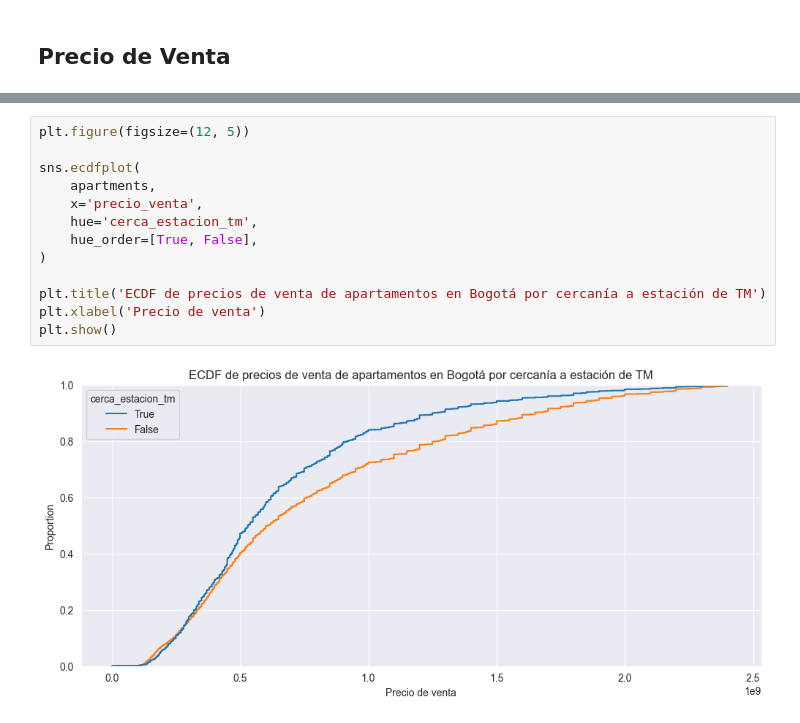
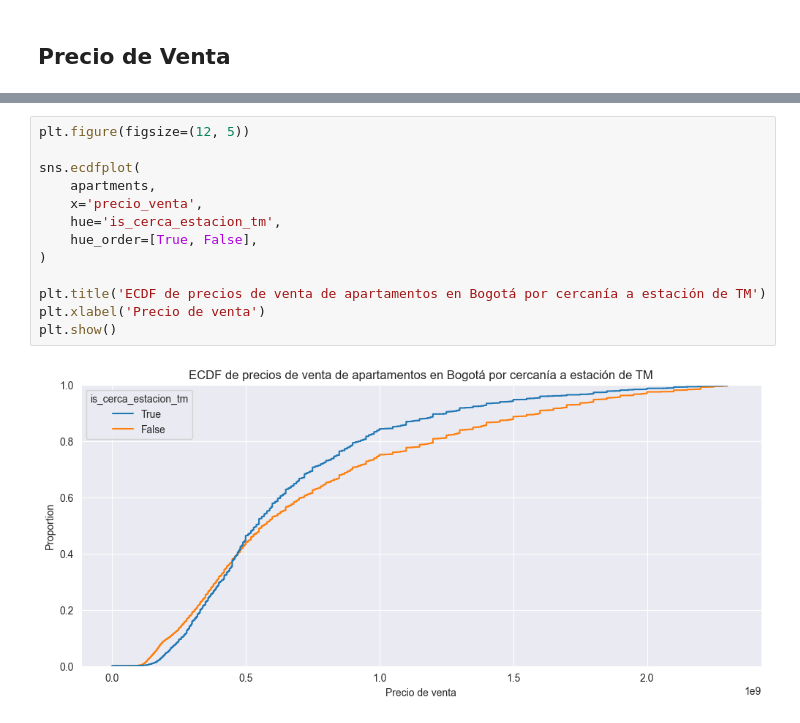
Before and after one commit to builker-col/bogota-apartments, a Jupyter notebook: notebooks/04_venta_data_exploraty.ipynb, the cells around one changed output, grey strips where cells are left out. Drawn from its saved outputs; the diff is of its cells as text.

```diff
--- a/notebooks/04_venta_data_exploraty.ipynb
+++ b/notebooks/04_venta_data_exploraty.ipynb
@@ -143,15 +142,15 @@ ValueError: Could not interpret value `cerca_estacion_tm` for parameter `hue`
 # %%
 plt.figure(figsize=(12, 5))
 
 sns.ecdfplot(
     apartments,
     x='precio_venta',
-    hue='cerca_estacion_tm',
+    hue='is_cerca_estacion_tm',
     hue_order=[True, False],
 )
 
 plt.title('ECDF de precios de venta de apartamentos en Bogotá por cercanía a estación de TM')
 plt.xlabel('Precio de venta')
 plt.show()
 # %% [output]
-[figure, old version]
+[figure, new version]
```
Also changed, not shown: parts of 10 cells of this notebook, 2 other files.
